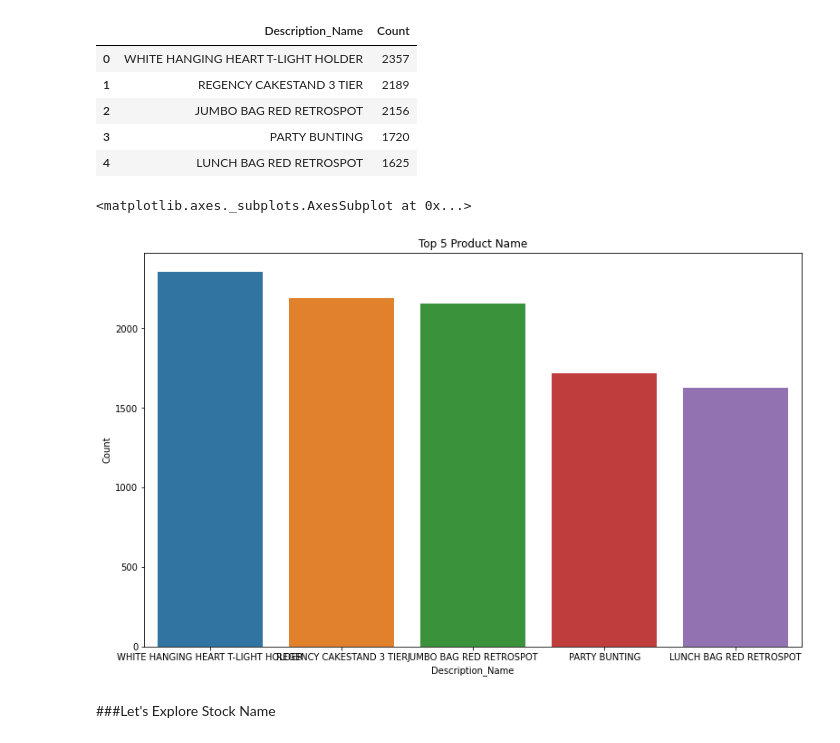
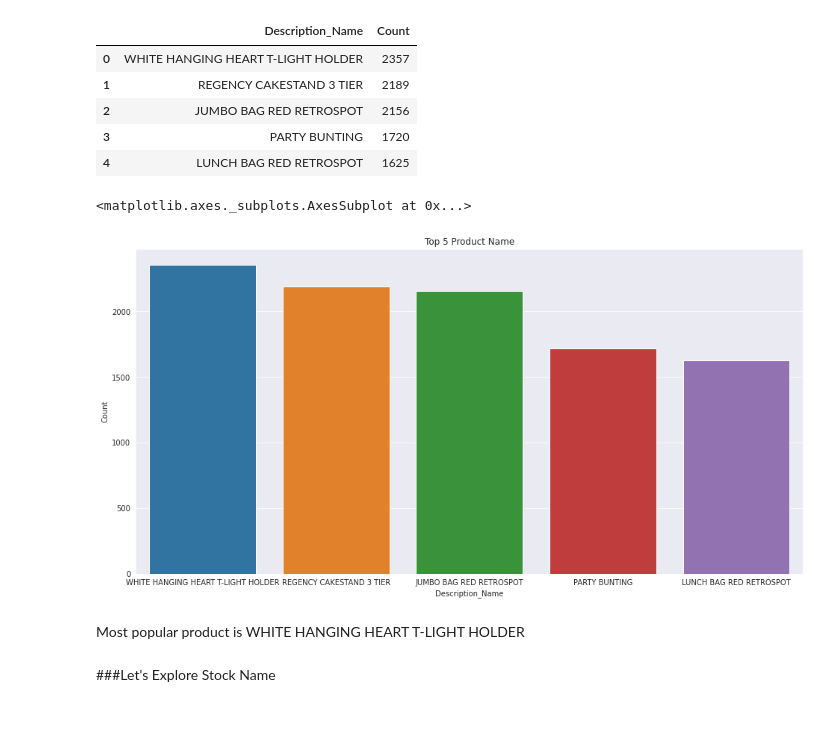
Before and after one commit to Aayushi-Sharma24/Online_Retail_Customer_Segmentation_Unsupervised, a Jupyter notebook: Online_Retail_Customer_Segmentation_Capstone_Project.ipynb, the cells around one changed output. Saved outputs shown, nothing was run; the diff lists cells and outputs as text; code cells hidden in the pictures.

```diff
--- a/Online_Retail_Customer_Segmentation_Capstone_Project.ipynb
+++ b/Online_Retail_Customer_Segmentation_Capstone_Project.ipynb
@@ -170,6 +169,7 @@ dtype: int64
 # %%
 #Plotting data using countplot
 plt.figure(figsize=(13,8))
+sns.set_style("darkgrid")
 sns.countplot(x='Country', data=df, order=df.Country.value_counts().iloc[:10].index)
 plt.title("top 10 countries based on orders")
 # %% [output]
@@ -206,12 +206,14 @@ Description_df.head()
 | 4 | LUNCH BAG RED RETROSPOT | 1625 |
 # %%
 #Plotting data using barplot
-plt.figure(figsize=(13,8))
+plt.figure(figsize=(16,8))
 plt.title('Top 5 Product Name')
 sns.barplot(x='Description_Name',y='Count',data=Description_df[:5])
 # %% [output]
 <matplotlib.axes._subplots.AxesSubplot at 0x...>
-[figure, old version]
+[figure, new version]
+# %% [markdown]
+Most popular product is WHITE HANGING HEART T-LIGHT HOLDER
 # %% [markdown]
 ###Let's Explore Stock Name
 # %%
```
Also changed, not shown: parts of 72 cells of this notebook.
